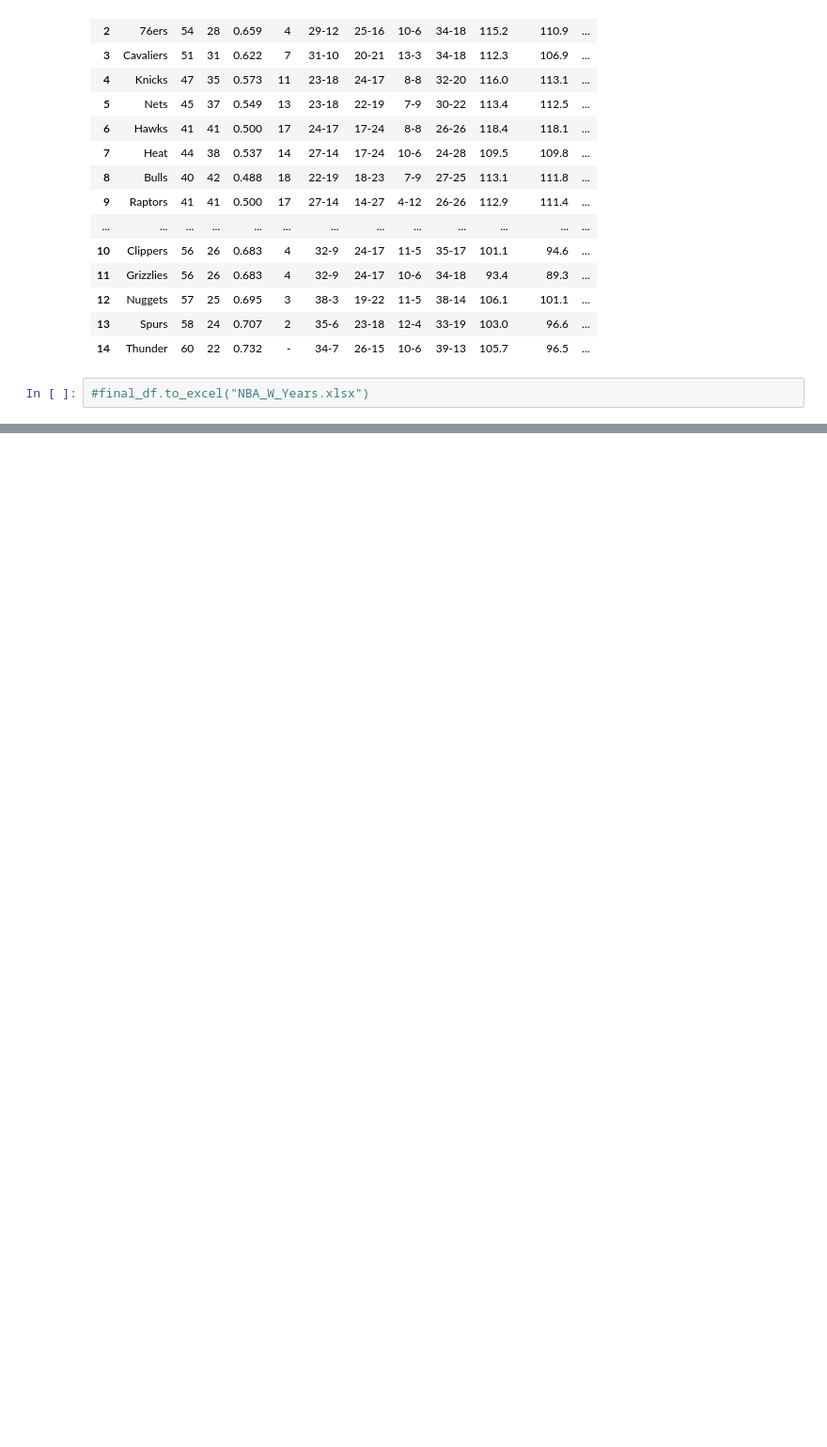
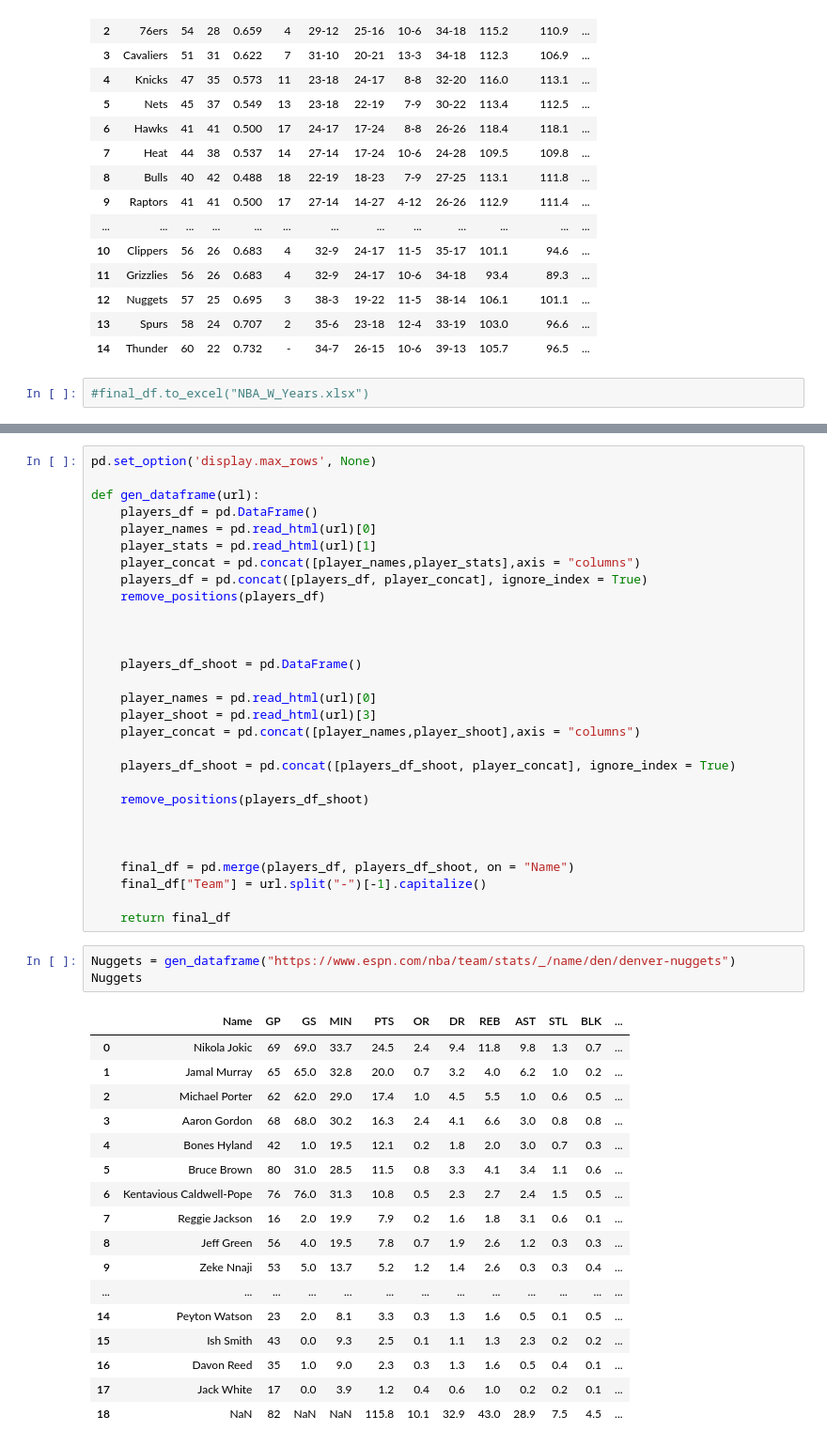
Before and after one commit to mattmori21/NBA_Tableau, a Jupyter notebook: NBA_Tableau.ipynb, the cells around one changed output, grey strips where cells are left out. Shown at 94% size. Cells and saved outputs as stored; diff of their text form; blank space fills up the shorter version.

```diff
--- a/NBA_Tableau.ipynb
+++ b/NBA_Tableau.ipynb
@@ -501,0 +580,50 @@ final_df
+# %%
+pd.set_option('display.max_rows', None)
+
+def gen_dataframe(url):
+    players_df = pd.DataFrame()
+    player_names = pd.read_html(url)[0]
+    player_stats = pd.read_html(url)[1]
+    player_concat = pd.concat([player_names,player_stats],axis = "columns")
+    players_df = pd.concat([players_df, player_concat], ignore_index = True)
+    remove_positions(players_df)
+
+
+
+    players_df_shoot = pd.DataFrame()
+
+    player_names = pd.read_html(url)[0]
+    player_shoot = pd.read_html(url)[3]
+    player_concat = pd.concat([player_names,player_shoot],axis = "columns")
+
+    players_df_shoot = pd.concat([players_df_shoot, player_concat], ignore_index = True)
+
+    remove_positions(players_df_shoot)
+
+
+
+    final_df = pd.merge(players_df, players_df_shoot, on = "Name")
+    final_df["Team"] = url.split("-")[-1].capitalize()
+
+    return final_df
+# %%
+Nuggets = gen_dataframe("https://www.espn.com/nba/team/stats/_/name/den/denver-nuggets")
+Nuggets
+# %% [output]
+|  | Name | GP | GS | MIN | PTS | OR | DR | REB | AST | STL | BLK | ... |
+| 0 | Nikola Jokic | 69 | 69.0 | 33.7 | 24.5 | 2.4 | 9.4 | 11.8 | 9.8 | 1.3 | 0.7 | ... |
+| 1 | Jamal Murray | 65 | 65.0 | 32.8 | 20.0 | 0.7 | 3.2 | 4.0 | 6.2 | 1.0 | 0.2 | ... |
+| 2 | Michael Porter | 62 | 62.0 | 29.0 | 17.4 | 1.0 | 4.5 | 5.5 | 1.0 | 0.6 | 0.5 | ... |
+| 3 | Aaron Gordon | 68 | 68.0 | 30.2 | 16.3 | 2.4 | 4.1 | 6.6 | 3.0 | 0.8 | 0.8 | ... |
+| 4 | Bones Hyland | 42 | 1.0 | 19.5 | 12.1 | 0.2 | 1.8 | 2.0 | 3.0 | 0.7 | 0.3 | ... |
+| 5 | Bruce Brown | 80 | 31.0 | 28.5 | 11.5 | 0.8 | 3.3 | 4.1 | 3.4 | 1.1 | 0.6 | ... |
+| 6 | Kentavious Caldwell-Pope | 76 | 76.0 | 31.3 | 10.8 | 0.5 | 2.3 | 2.7 | 2.4 | 1.5 | 0.5 | ... |
+| 7 | Reggie Jackson | 16 | 2.0 | 19.9 | 7.9 | 0.2 | 1.6 | 1.8 | 3.1 | 0.6 | 0.1 | ... |
+| 8 | Jeff Green | 56 | 4.0 | 19.5 | 7.8 | 0.7 | 1.9 | 2.6 | 1.2 | 0.3 | 0.3 | ... |
+| 9 | Zeke Nnaji | 53 | 5.0 | 13.7 | 5.2 | 1.2 | 1.4 | 2.6 | 0.3 | 0.3 | 0.4 | ... |
+| ... | ... | ... | ... | ... | ... | ... | ... | ... | ... | ... | ... | ... |
+| 14 | Peyton Watson | 23 | 2.0 | 8.1 | 3.3 | 0.3 | 1.3 | 1.6 | 0.5 | 0.1 | 0.5 | ... |
+| 15 | Ish Smith | 43 | 0.0 | 9.3 | 2.5 | 0.1 | 1.1 | 1.3 | 2.3 | 0.2 | 0.2 | ... |
+| 16 | Davon Reed | 35 | 1.0 | 9.0 | 2.3 | 0.3 | 1.3 | 1.6 | 0.5 | 0.4 | 0.1 | ... |
+| 17 | Jack White | 17 | 0.0 | 3.9 | 1.2 | 0.4 | 0.6 | 1.0 | 0.2 | 0.2 | 0.1 | ... |
+| 18 | NaN | 82 | NaN | NaN | 115.8 | 10.1 | 32.9 | 43.0 | 28.9 | 7.5 | 4.5 | ... |
```
Also changed, not shown: parts of 11 cells of this notebook.
